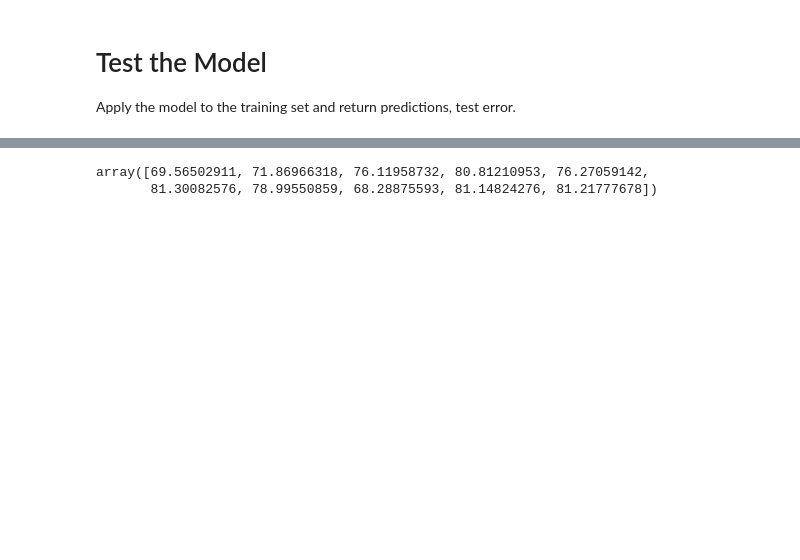
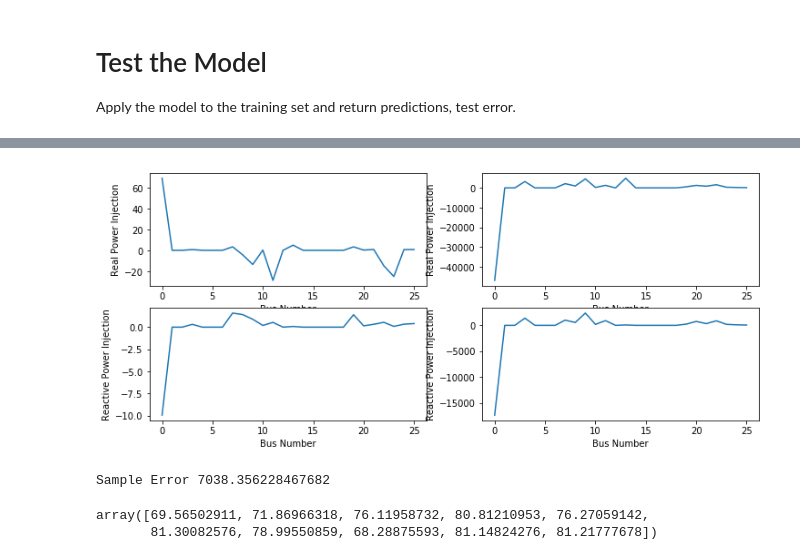
Before and after one commit to slaclab/VADER-Analytics, a Jupyter notebook: mlpowerflow/Sample_Script.ipynb, the cells around one changed output, grey strips where cells are left out. Cells and saved outputs as stored; diff of their text form; code cells hidden in the pictures; blank space fills up the shorter version.

```diff
--- a/mlpowerflow/Sample_Script.ipynb
+++ b/mlpowerflow/Sample_Script.ipynb
@@ -193,3 +190,35 @@ Sample Error 7038.356228467682
+# %%
+sample_timestamp = 10  # Select a timestamp in the test set to investigate
+plt.figure(figsize=(12, 5))
+plt.subplot(221)
+plt.plot(np.arange(0, model.num_bus),
+         model.y_test[sample_timestamp, np.arange(0, model.num_bus)])
+plt.xlabel('Bus Number')
+plt.ylabel('Real Power Injection')
+# plt.legend(labels=['True', 'Estimate'])
+plt.subplot(222)
+plt.plot(np.arange(0, model.num_bus),
+         model.test_y_values[sample_timestamp, np.arange(0, model.num_bus)])
+plt.xlabel('Bus Number')
+plt.ylabel('Real Power Injection')
+# plt.legend(labels=['True', 'Estimate'])
+
+plt.subplot(223)
+plt.plot(np.arange(0, model.num_bus),
+         model.y_test[sample_timestamp, np.arange(model.num_bus, 2*model.num_bus)])
+plt.xlabel('Bus Number')
+plt.ylabel('Reactive Power Injection')
+# plt.legend(labels=['True', 'Estimate'])
+plt.subplot(224)
+plt.plot(np.arange(0, model.num_bus),
+         model.test_y_values[sample_timestamp,np.arange(model.num_bus, 2*model.num_bus)])
+plt.xlabel('Bus Number')
+plt.ylabel('Reactive Power Injection')
+plt.show()
+print('Sample Error '+str(model.test_error_values[sample_timestamp][0]))
+# %% [output]
+[figure, added]
+Sample Error 7038.356228467682
 # %%
 model.y_test[0:10,0]
 # %% [output]
```
Also changed, not shown: parts of 10 cells of this notebook, 4 other files.
